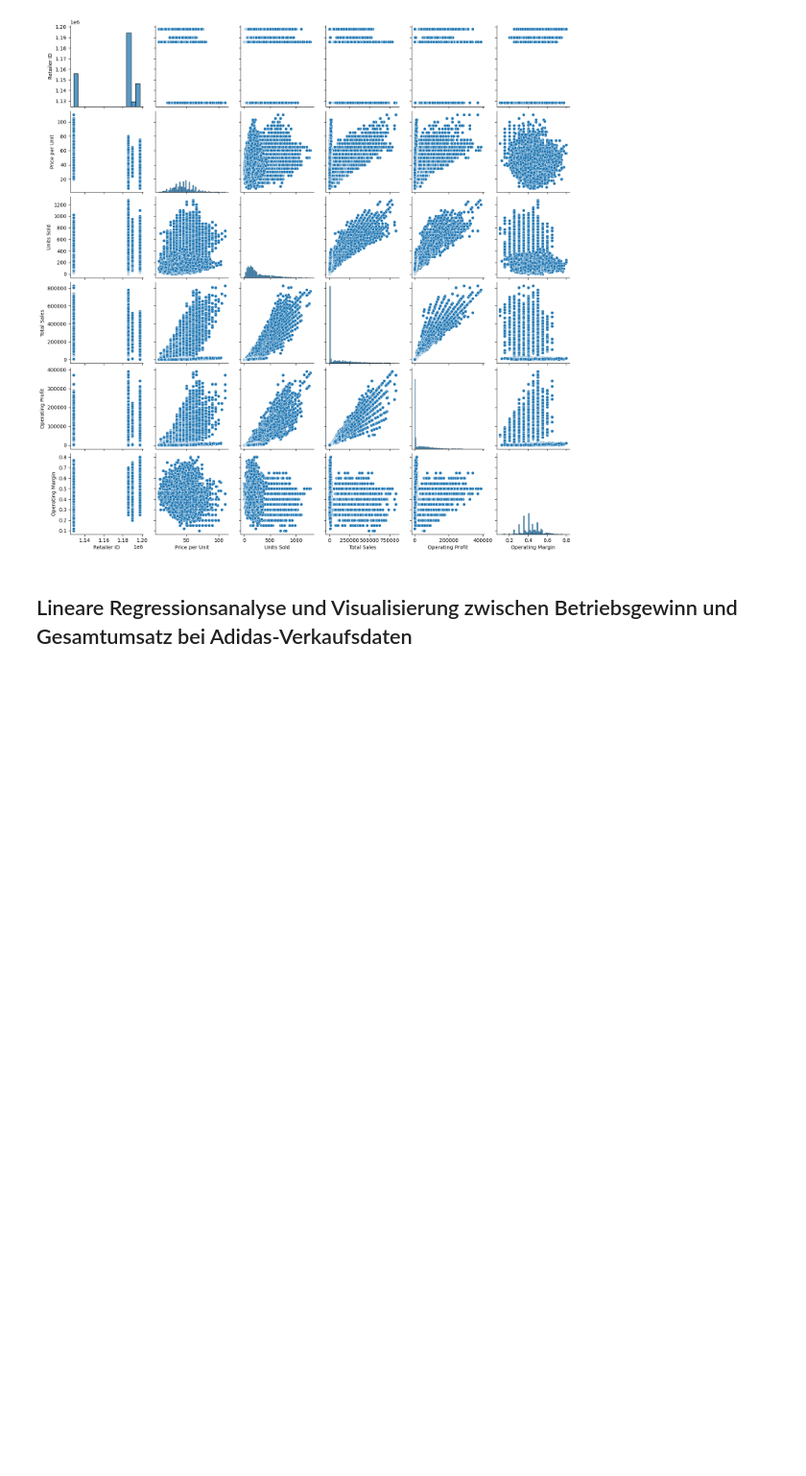
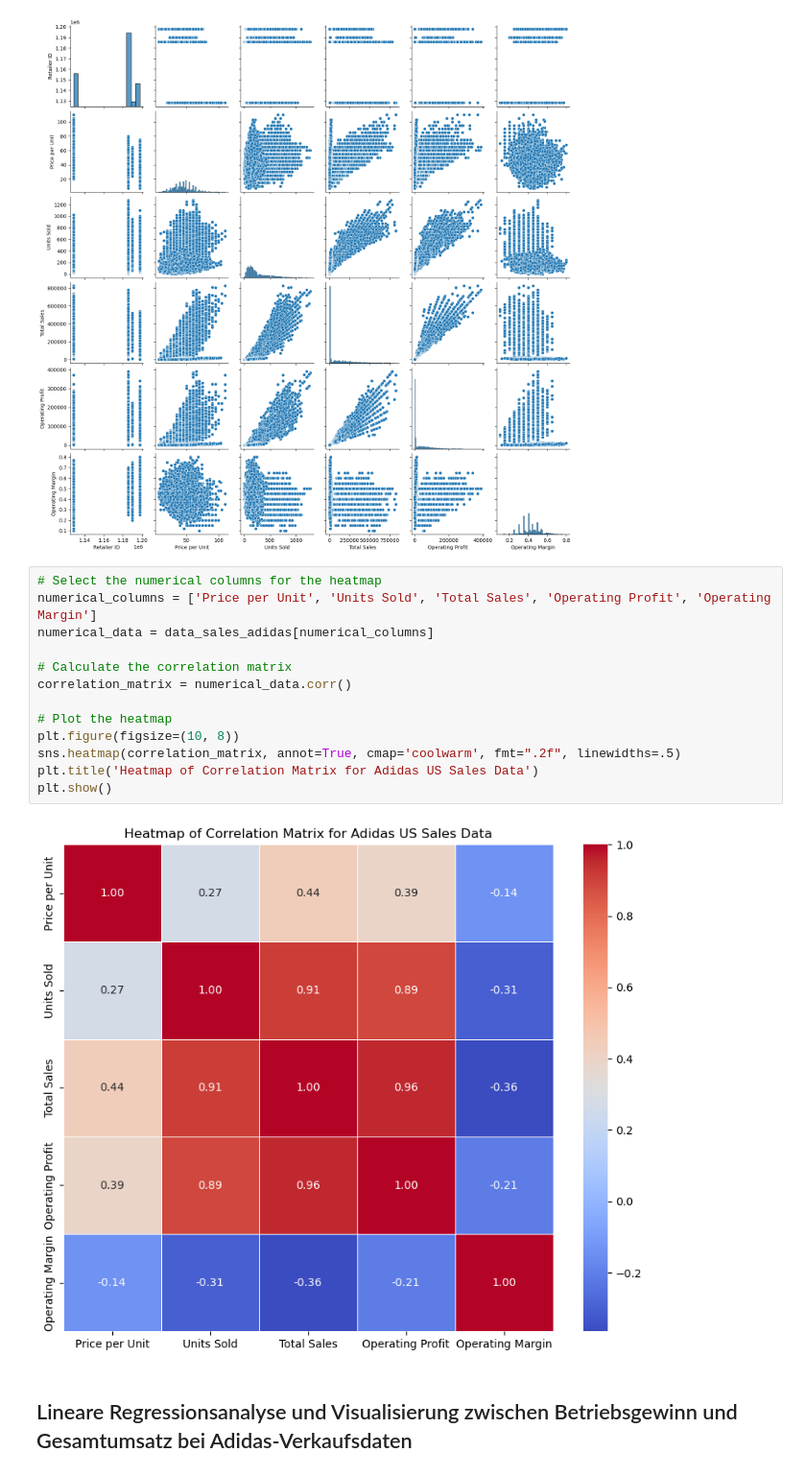
Before and after one commit to Maurice73-Tech/Adidas-Data-Analysis, a Jupyter notebook: Python Analysis.ipynb, the cells around one changed output. Shown at 96% size. Drawn from its saved outputs; the diff is of its cells as text; blank space fills up the shorter version.

```diff
--- a/Python Analysis.ipynb
+++ b/Python Analysis.ipynb
@@ -134,6 +135,21 @@ sns.pairplot(data_sales_adidas)
 plt.show()
 # %% [output]
 [figure]
+# %%
+# Select the numerical columns for the heatmap
+numerical_columns = ['Price per Unit', 'Units Sold', 'Total Sales', 'Operating Profit', 'Operating Margin']
+numerical_data = data_sales_adidas[numerical_columns]
+
+# Calculate the correlation matrix
+correlation_matrix = numerical_data.corr()
+
+# Plot the heatmap
+plt.figure(figsize=(10, 8))
+sns.heatmap(correlation_matrix, annot=True, cmap='coolwarm', fmt=".2f", linewidths=.5)
+plt.title('Heatmap of Correlation Matrix for Adidas US Sales Data')
+plt.show()
+# %% [output]
+[figure, added]
 # %% [markdown]
 ## Lineare Regressionsanalyse und Visualisierung zwischen Betriebsgewinn und Gesamtumsatz bei Adidas-Verkaufsdaten
 # %%
```
Also changed, not shown: parts of 52 cells of this notebook.
